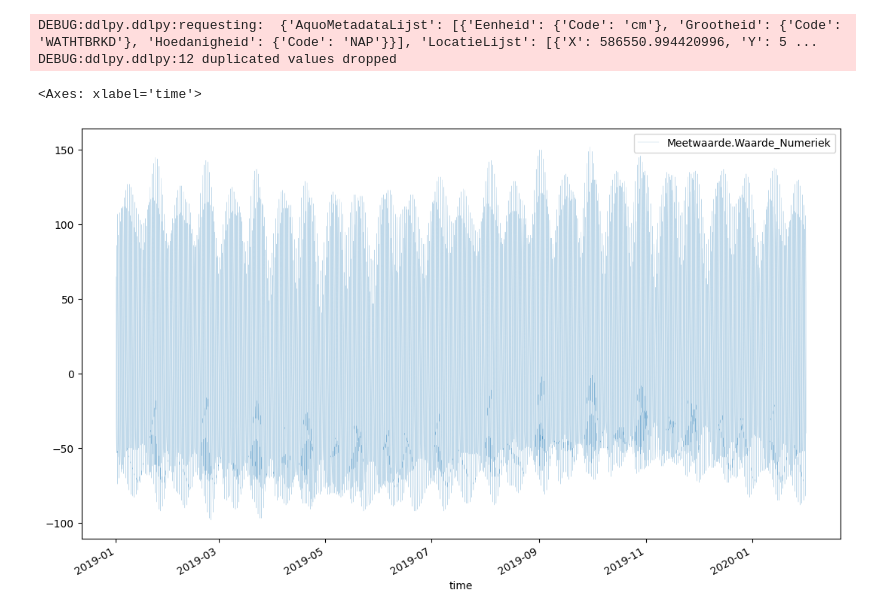
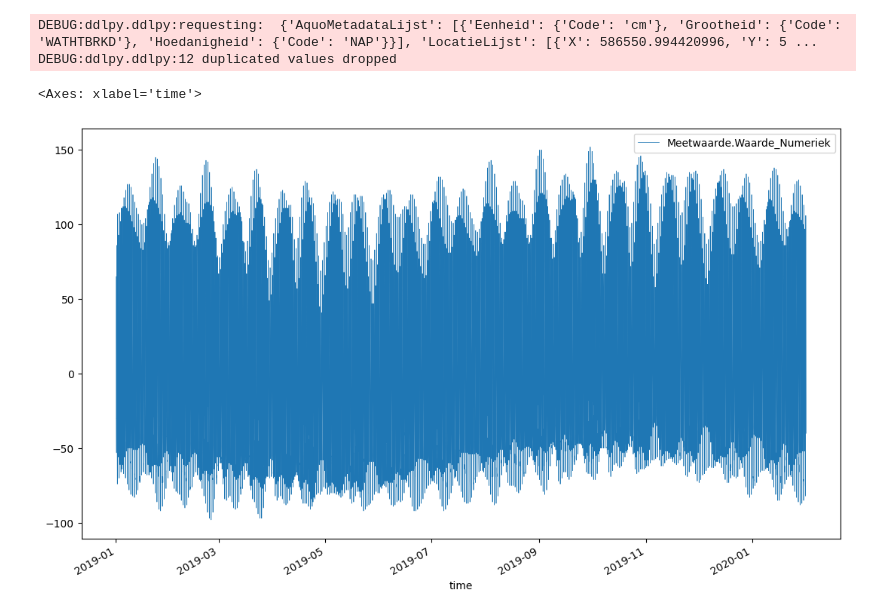
Before and after one commit to Deltares/ddlpy, a Jupyter notebook: notebooks/measurements.ipynb, the cells around one changed output. Saved outputs shown, nothing was run; the diff lists cells and outputs as text; code cells hidden in the pictures.

```diff
--- a/notebooks/measurements.ipynb
+++ b/notebooks/measurements.ipynb
@@ -101,10 +101,10 @@ measurements = ddlpy.measurements(records.iloc[0], datetime.datetime(2019,1,1),
 DEBUG:ddlpy.ddlpy:requesting:  {'AquoMetadataLijst': [{'Eenheid': {'Code': 'cm'}, 'Grootheid': {'Code': 'WATHTBRKD'}, 'Hoedanigheid': {'Code': 'NAP'}}], 'LocatieLijst': [{'X': 586550.994420996, 'Y': 5 ...
 DEBUG:ddlpy.ddlpy:12 duplicated values dropped
 # %%
-measurements.plot(y='Meetwaarde.Waarde_Numeriek', linewidth=0.1, figsize=(13, 8))
+measurements.plot(y='Meetwaarde.Waarde_Numeriek', linewidth=0.5, figsize=(13, 8))
 # %% [output]
 <Axes: xlabel='time'>
-[figure, old version]
+[figure, new version]
 # %%
 measurements
 # %% [output]
```
